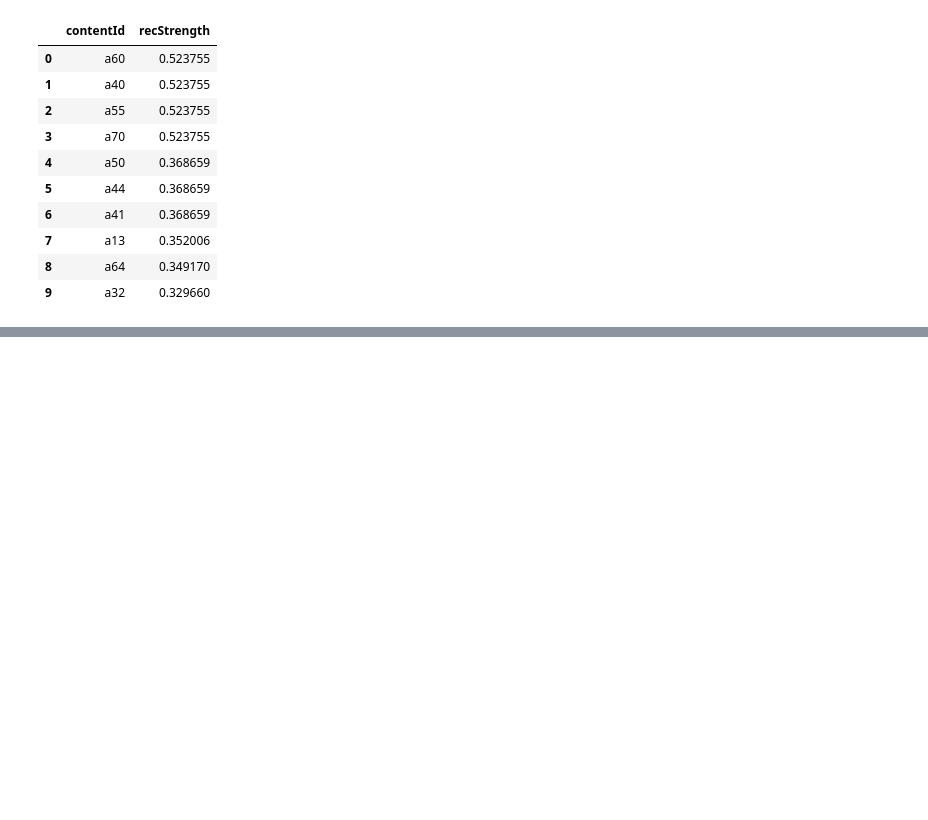
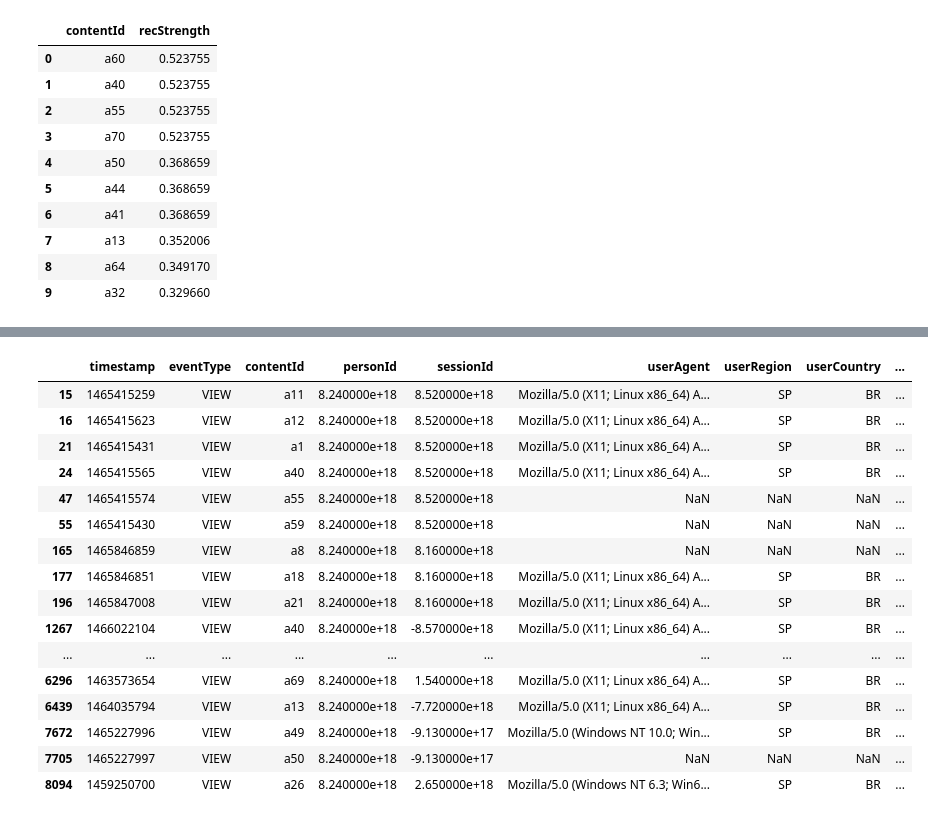
Before and after one commit to DongWooLeee/Teaable_Algorithm_Team, a Jupyter notebook: 동우/Untitled3.ipynb, the cells around one changed output, grey strips where cells are left out. Cells and saved outputs as stored; diff of their text form; code cells hidden in the pictures; blank space fills up the shorter version.

```diff
--- a/동우/Untitled3.ipynb
+++ b/동우/Untitled3.ipynb
@@ -539,0 +555,21 @@ content_based_model.recommend_items(8240000000000000000 , topn=10, verbose=False
+# %%
+items_inter=users[users['personId']==8240000000000000000]
+items_inter
+# %% [output]
+|  | timestamp | eventType | contentId | personId | sessionId | userAgent | userRegion | userCountry | ... |
+| 15 | 1465415259 | VIEW | a11 | 8.240000e+18 | 8.520000e+18 | Mozilla/5.0 (X11; Linux x86_64) A... | SP | BR | ... |
+| 16 | 1465415623 | VIEW | a12 | 8.240000e+18 | 8.520000e+18 | Mozilla/5.0 (X11; Linux x86_64) A... | SP | BR | ... |
+| 21 | 1465415431 | VIEW | a1 | 8.240000e+18 | 8.520000e+18 | Mozilla/5.0 (X11; Linux x86_64) A... | SP | BR | ... |
+| 24 | 1465415565 | VIEW | a40 | 8.240000e+18 | 8.520000e+18 | Mozilla/5.0 (X11; Linux x86_64) A... | SP | BR | ... |
+| 47 | 1465415574 | VIEW | a55 | 8.240000e+18 | 8.520000e+18 | NaN | NaN | NaN | ... |
+| 55 | 1465415430 | VIEW | a59 | 8.240000e+18 | 8.520000e+18 | NaN | NaN | NaN | ... |
+| 165 | 1465846859 | VIEW | a8 | 8.240000e+18 | 8.160000e+18 | NaN | NaN | NaN | ... |
+| 177 | 1465846851 | VIEW | a18 | 8.240000e+18 | 8.160000e+18 | Mozilla/5.0 (X11; Linux x86_64) A... | SP | BR | ... |
+| 196 | 1465847008 | VIEW | a21 | 8.240000e+18 | 8.160000e+18 | Mozilla/5.0 (X11; Linux x86_64) A... | SP | BR | ... |
+| 1267 | 1466022104 | VIEW | a40 | 8.240000e+18 | -8.570000e+18 | Mozilla/5.0 (X11; Linux x86_64) A... | SP | BR | ... |
+| ... | ... | ... | ... | ... | ... | ... | ... | ... | ... |
+| 6296 | 1463573654 | VIEW | a69 | 8.240000e+18 | 1.540000e+18 | Mozilla/5.0 (X11; Linux x86_64) A... | SP | BR | ... |
+| 6439 | 1464035794 | VIEW | a13 | 8.240000e+18 | -7.720000e+18 | Mozilla/5.0 (X11; Linux x86_64) A... | SP | BR | ... |
+| 7672 | 1465227996 | VIEW | a49 | 8.240000e+18 | -9.130000e+17 | Mozilla/5.0 (Windows NT 10.0; Win... | SP | BR | ... |
+| 7705 | 1465227997 | VIEW | a50 | 8.240000e+18 | -9.130000e+17 | NaN | NaN | NaN | ... |
+| 8094 | 1459250700 | VIEW | a26 | 8.240000e+18 | 2.650000e+18 | Mozilla/5.0 (Windows NT 6.3; Win6... | SP | BR | ... |
```
Also changed, not shown: parts of 9 cells of this notebook.
